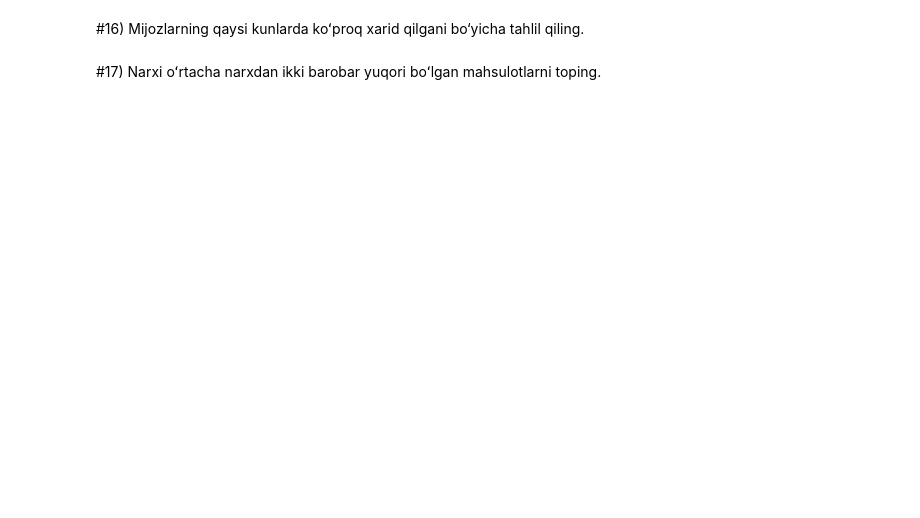
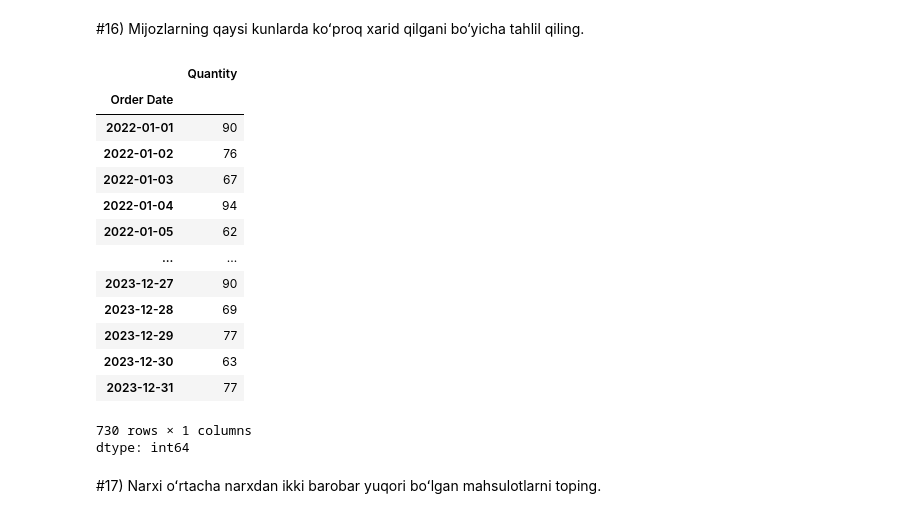
Before and after one commit to IlyasNasirov/notebook, a Jupyter notebook: 11_MAʼLUMOTLARNI_TAYYORLASH_11_28_YAKUNIY_AMALIY_VAZIFA.ipynb, the cells around one changed output. Saved outputs shown, nothing was run; the diff lists cells and outputs as text; code cells hidden in the pictures; blank space fills up the shorter version.

```diff
--- a/11_MAʼLUMOTLARNI_TAYYORLASH_11_28_YAKUNIY_AMALIY_VAZIFA.ipynb
+++ b/11_MAʼLUMOTLARNI_TAYYORLASH_11_28_YAKUNIY_AMALIY_VAZIFA.ipynb
@@ -181,2 +314,20 @@ np.int64(876)
+# %%
+df.groupby('Order Date')['Quantity'].sum()
+# %% [output]
+|  | Quantity |
+| Order Date |  |
+| 2022-01-01 | 90 |
+| 2022-01-02 | 76 |
+| 2022-01-03 | 67 |
+| 2022-01-04 | 94 |
+| 2022-01-05 | 62 |
+| ... | ... |
+| 2023-12-27 | 90 |
+| 2023-12-28 | 69 |
+| 2023-12-29 | 77 |
+| 2023-12-30 | 63 |
+| 2023-12-31 | 77 |
+730 rows × 1 columns
+dtype: int64
 # %% [markdown]
 #17) Narxi oʻrtacha narxdan ikki barobar yuqori boʻlgan mahsulotlarni toping.
```
Also changed, not shown: parts of 47 cells of this notebook.
